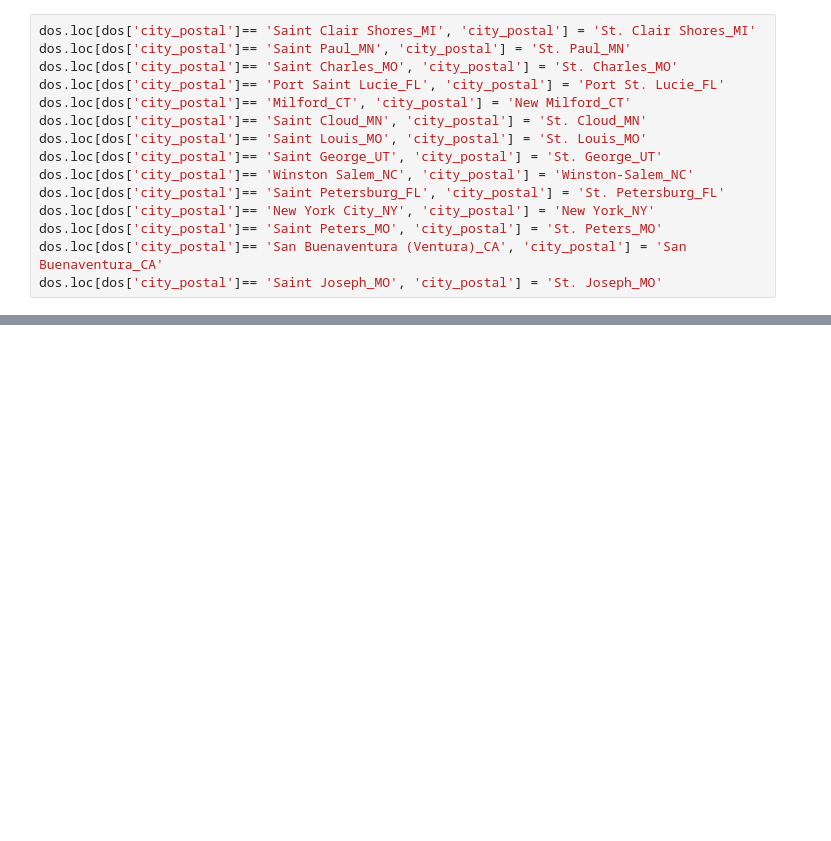
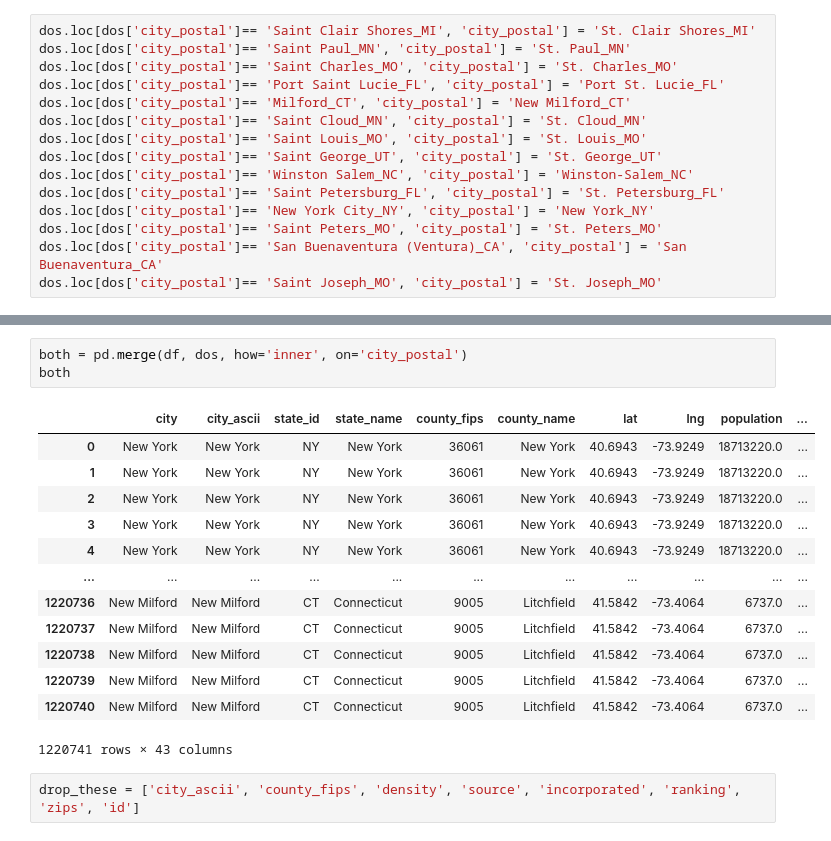
Before and after one commit to BloomTech-Labs/Labs26-Citrics-DS-TeamC, a Jupyter notebook: Weather_Geo_Data.ipynb, the cells around one changed output, grey strips where cells are left out. Cells and saved outputs as stored; diff of their text form; blank space fills up the shorter version.

```diff
--- a/Weather_Geo_Data.ipynb
+++ b/Weather_Geo_Data.ipynb
@@ -245,0 +362,19 @@ cd
+# %%
+both = pd.merge(df, dos, how='inner', on='city_postal')
+both
+# %% [output]
+|  | city | city_ascii | state_id | state_name | county_fips | county_name | lat | lng | population | ... |
+| 0 | New York | New York | NY | New York | 36061 | New York | 40.6943 | -73.9249 | 18713220.0 | ... |
+| 1 | New York | New York | NY | New York | 36061 | New York | 40.6943 | -73.9249 | 18713220.0 | ... |
+| 2 | New York | New York | NY | New York | 36061 | New York | 40.6943 | -73.9249 | 18713220.0 | ... |
+| 3 | New York | New York | NY | New York | 36061 | New York | 40.6943 | -73.9249 | 18713220.0 | ... |
+| 4 | New York | New York | NY | New York | 36061 | New York | 40.6943 | -73.9249 | 18713220.0 | ... |
+| ... | ... | ... | ... | ... | ... | ... | ... | ... | ... | ... |
+| 1220736 | New Milford | New Milford | CT | Connecticut | 9005 | Litchfield | 41.5842 | -73.4064 | 6737.0 | ... |
+| 1220737 | New Milford | New Milford | CT | Connecticut | 9005 | Litchfield | 41.5842 | -73.4064 | 6737.0 | ... |
+| 1220738 | New Milford | New Milford | CT | Connecticut | 9005 | Litchfield | 41.5842 | -73.4064 | 6737.0 | ... |
+| 1220739 | New Milford | New Milford | CT | Connecticut | 9005 | Litchfield | 41.5842 | -73.4064 | 6737.0 | ... |
+| 1220740 | New Milford | New Milford | CT | Connecticut | 9005 | Litchfield | 41.5842 | -73.4064 | 6737.0 | ... |
+1220741 rows × 43 columns
+# %%
+drop_these = ['city_ascii', 'county_fips', 'density', 'source', 'incorporated', 'ranking', 'zips', 'id']
```
Also changed, not shown: parts of 64 cells of this notebook.
